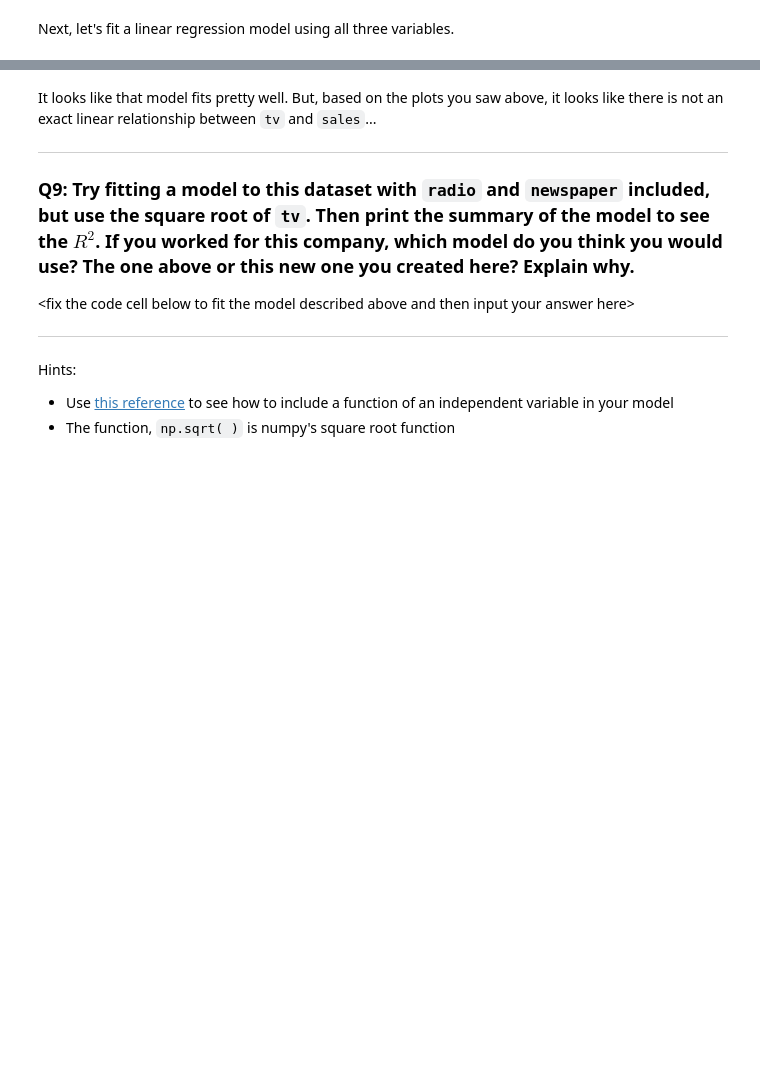
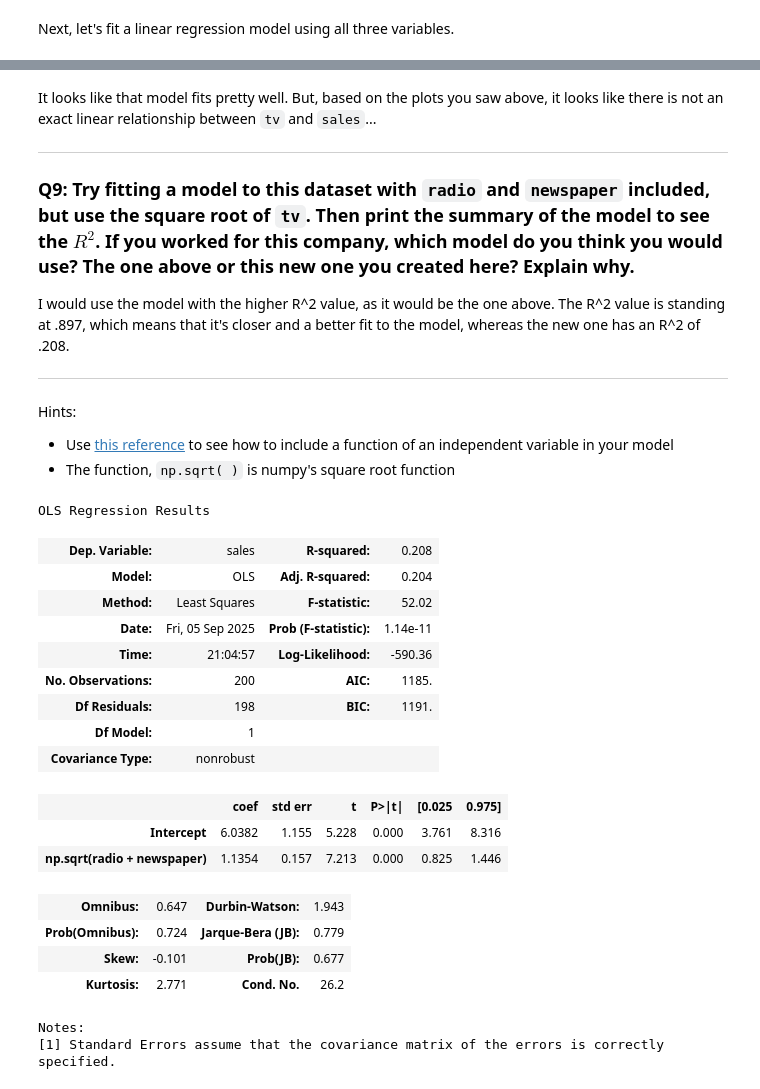
Before and after one commit to bingh1/cs3120-assign2, a Jupyter notebook: linear_regression_lab.ipynb, the cells around one changed output, grey strips where cells are left out. Drawn from its saved outputs; the diff is of its cells as text; code cells hidden in the pictures; blank space fills up the shorter version.

```diff
--- a/linear_regression_lab.ipynb
+++ b/linear_regression_lab.ipynb
@@ -568,7 +683,7 @@ It looks like that model fits pretty well. But, based on the plots you saw above
 
 ### Q9: Try fitting a model to this dataset with `radio` and `newspaper` included, but use the square root of `tv`. Then print the summary of the model to see the $R^2$. If you worked for this company, which model do you think you would use? The one above or this new one you created here? Explain why.
 
-\<fix the code cell below to fit the model described above and then input your answer here>
+I would use the model with the higher R^2 value, as it would be the one above. The R^2 value is standing at .897, which means that it's closer and a better fit to the model, whereas the new one has an R^2 of .208.
 
 ***
 
@@ -576,8 +691,28 @@ Hints:
 * Use [this reference](https://www.statsmodels.org/dev/example_formulas.html#functions) to see how to include a function of an independent variable in your model
 * The function, `np.sqrt( )` is numpy's square root function
 # %%
-lm_adv = smf.ols(formula='sales ~ ', data=df_adv).fit()
+lm_adv = smf.ols(formula='sales ~ np.sqrt(radio + newspaper)', data=df_adv).fit()
 lm_adv.summary()
+# %% [output]
+OLS Regression Results
+| Dep. Variable: | sales | R-squared: | 0.208 |
+| Model: | OLS | Adj. R-squared: | 0.204 |
+| Method: | Least Squares | F-statistic: | 52.02 |
+| Date: | Fri, 05 Sep 2025 | Prob (F-statistic): | 1.14e-11 |
+| Time: | 21:04:57 | Log-Likelihood: | -590.36 |
+| No. Observations: | 200 | AIC: | 1185. |
+| Df Residuals: | 198 | BIC: | 1191. |
+| Df Model: | 1 |  |  |
+| Covariance Type: | nonrobust |  |  |
+|  | coef | std err | t | P>|t| | [0.025 | 0.975] |
+| Intercept | 6.0382 | 1.155 | 5.228 | 0.000 | 3.761 | 8.316 |
+| np.sqrt(radio + newspaper) | 1.1354 | 0.157 | 7.213 | 0.000 | 0.825 | 1.446 |
+| Omnibus: | 0.647 | Durbin-Watson: | 1.943 |
+| Prob(Omnibus): | 0.724 | Jarque-Bera (JB): | 0.779 |
+| Skew: | -0.101 | Prob(JB): | 0.677 |
+| Kurtosis: | 2.771 | Cond. No. | 26.2 |
+Notes:
+[1] Standard Errors assume that the covariance matrix of the errors is correctly specified.
 # %% [markdown]
 Nice work completing this notebook. If you didn't already appreciate the power of linear regression, hopefully this helped convince you in some way. Even though we will use lots of other types of models, you will almost always want to start with linear regression because of its simplicity, stability, and flexibility. We'll always want to use the *right model for the task at hand* though, so we probably don't want to be too much like either of the people below :)
 
```
Also changed, not shown: parts of 26 cells of this notebook.
